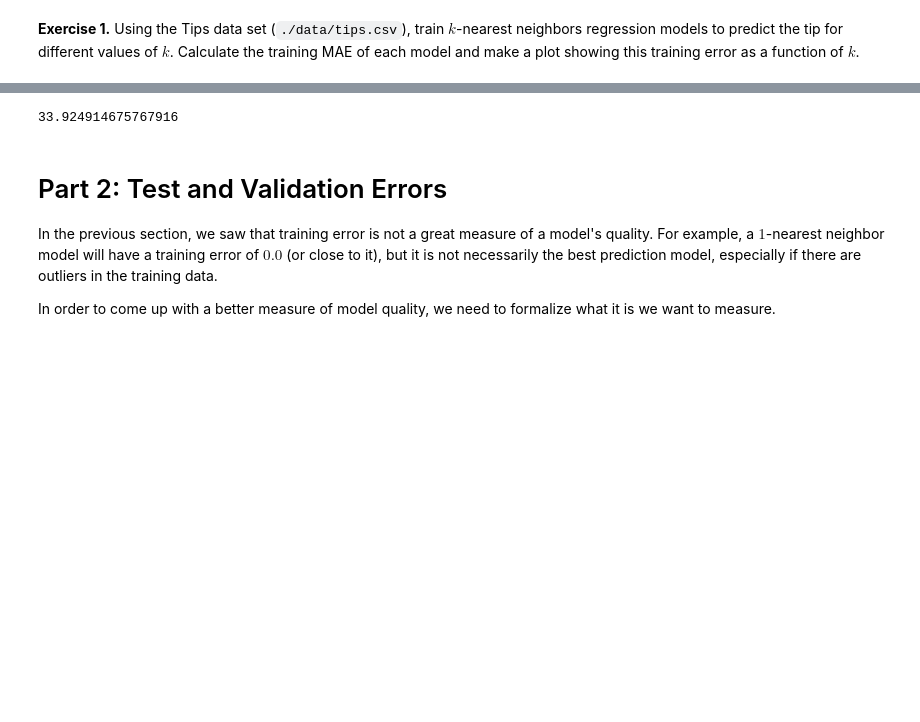
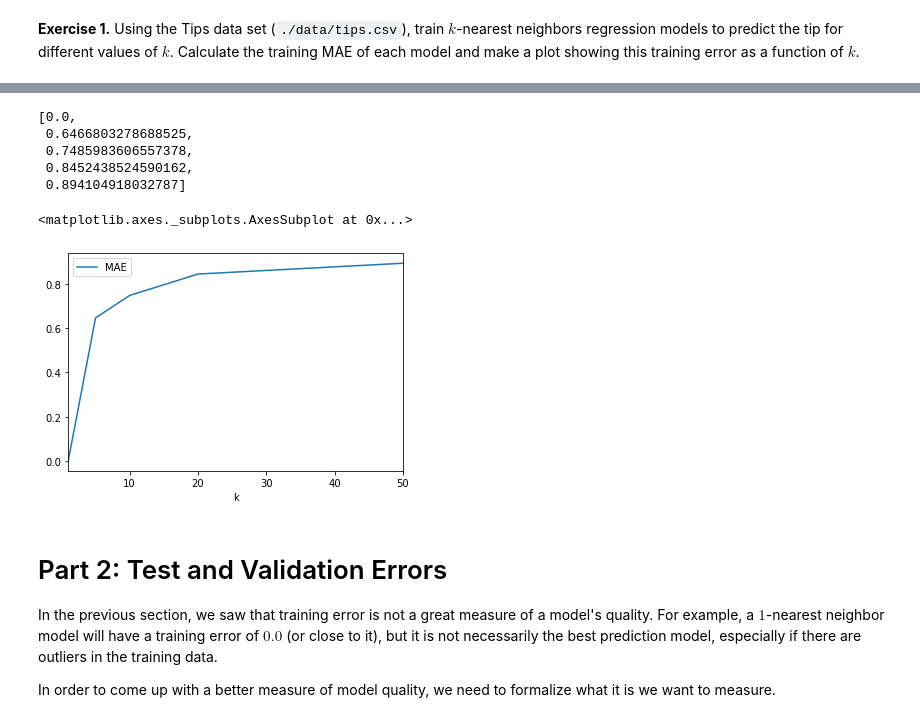
Before and after one commit to thegerrit/data_science, a Jupyter notebook: labs/Lab11-ModelErrorandTuning.ipynb, the cells around one changed output, grey strips where cells are left out. Saved outputs shown, nothing was run; the diff lists cells and outputs as text; code cells hidden in the pictures; blank space fills up the shorter version.

```diff
--- a/labs/Lab11-ModelErrorandTuning.ipynb
+++ b/labs/Lab11-ModelErrorandTuning.ipynb
@@ -196,13 +196,3 @@ tips_X_train = vec.transform(tips_X_train_dict)
 scaler = StandardScaler()
 scaler.fit(tips_X_train)
 tips_X_train_sc = scaler.transform(tips_X_train)
-# %%
-from sklearn.neighbors import KNeighborsRegressor
-
-# Fit a 10-nearest neighbors model.
-model = KNeighborsRegressor(n_neighbors=10)
-model.fit(tips_X_train_sc, tips_y_train)
-
-# Calculate the model predictions on the training data.
-tips_y_train_pred = model.predict(tips_X_train_sc)
-tips_y_train_pred
@@ -227,9 +199,61 @@ array([2.752, 2.17 , 3.214, 3.064, 3.737, 3.784, 2.115, 4.084, 2.386,
-# %%
-# Calculate Mean Absolute Error
-mse = (abs(y_train - y_train_pred)).mean()
-mse
-# %% [output]
-33.924914675767916
+# %%
+from sklearn.neighbors import KNeighborsRegressor
+
+# Fit a 1-nearest neighbors model.
+NN1_model = KNeighborsRegressor(n_neighbors=1)
+NN1_model.fit(tips_X_train_sc, tips_y_train)
+# k = 5
+NN5_model = KNeighborsRegressor(n_neighbors=5)
+NN5_model.fit(tips_X_train_sc, tips_y_train)
+# k = 10
+NN10_model = KNeighborsRegressor(n_neighbors=10)
+NN10_model.fit(tips_X_train_sc, tips_y_train)
+# k = 20
+NN20_model = KNeighborsRegressor(n_neighbors=20)
+NN20_model.fit(tips_X_train_sc, tips_y_train)
+# k = 50
+NN50_model = KNeighborsRegressor(n_neighbors=50)
+NN50_model.fit(tips_X_train_sc, tips_y_train)
+
+# make array of k values to test
+k_array = [1,5,10,20,50]
+
+# calculate predictions for values of k (1,5,10,20,50)
+NN1_ypred = NN1_model.predict(tips_X_train_sc)
+NN5_ypred = NN5_model.predict(tips_X_train_sc)
+NN10_ypred = NN10_model.predict(tips_X_train_sc)
+NN20_ypred = NN20_model.predict(tips_X_train_sc)
+NN50_ypred = NN50_model.predict(tips_X_train_sc)
+
+# define an mae function
+def tips_mae(ypred):
+    return (abs(tips_y_train - ypred)).mean()
+
+# make an array of mae values
+mae_array = [
+    tips_mae(NN1_ypred),
+    tips_mae(NN5_ypred),
+    tips_mae(NN10_ypred),
+    tips_mae(NN20_ypred),
+    tips_mae(NN50_ypred),
+]
+
+mae_array
+# %% [output]
+[0.0,
+ 0.6466803278688525,
+ 0.7485983606557378,
+ 0.8452438524590162,
+ 0.894104918032787]
+# %%
+# Plot k-value vs. MAE
+KvsMAE = pd.DataFrame()
+KvsMAE['k'] = k_array
+KvsMAE['MAE'] = mae_array
+KvsMAE.plot.line(x = 'k', y='MAE')
+# %% [output]
+<matplotlib.axes._subplots.AxesSubplot at 0x...>
+[figure, added]
 # %% [markdown]
 # Part 2: Test and Validation Errors
 
```
Also changed, not shown: parts of 17 cells of this notebook.
